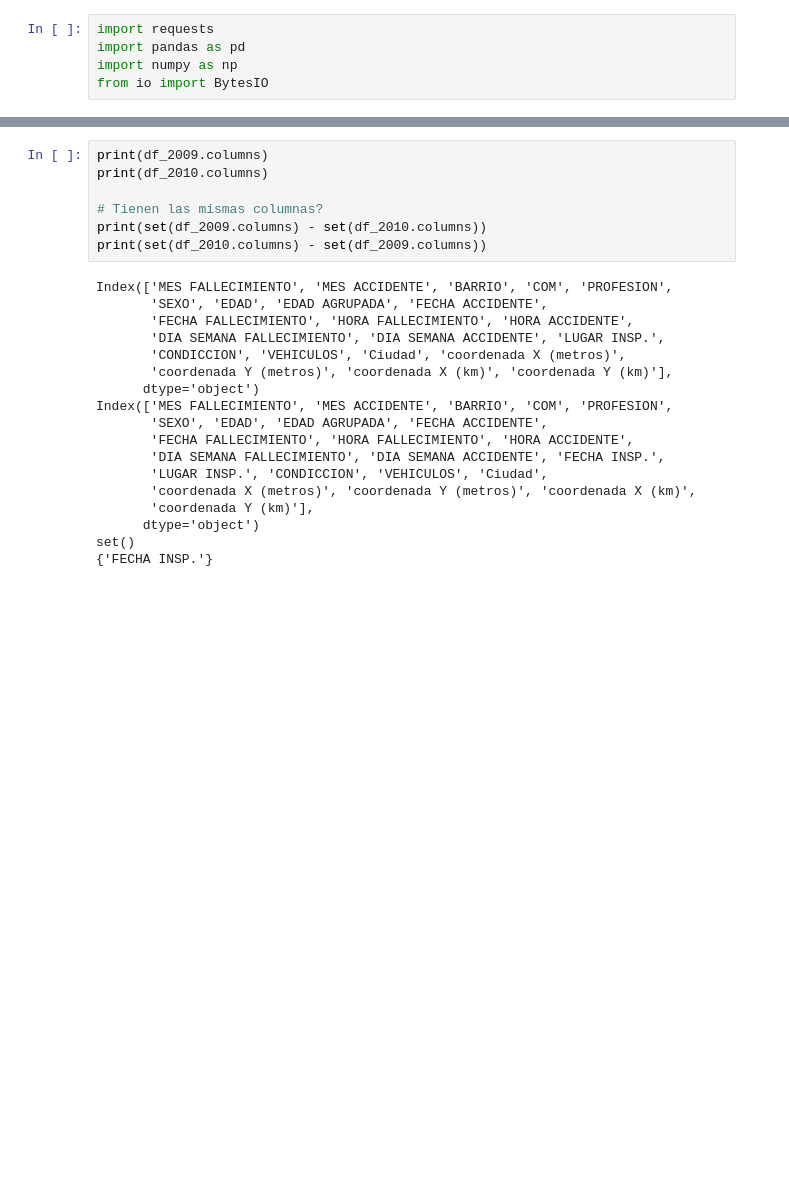
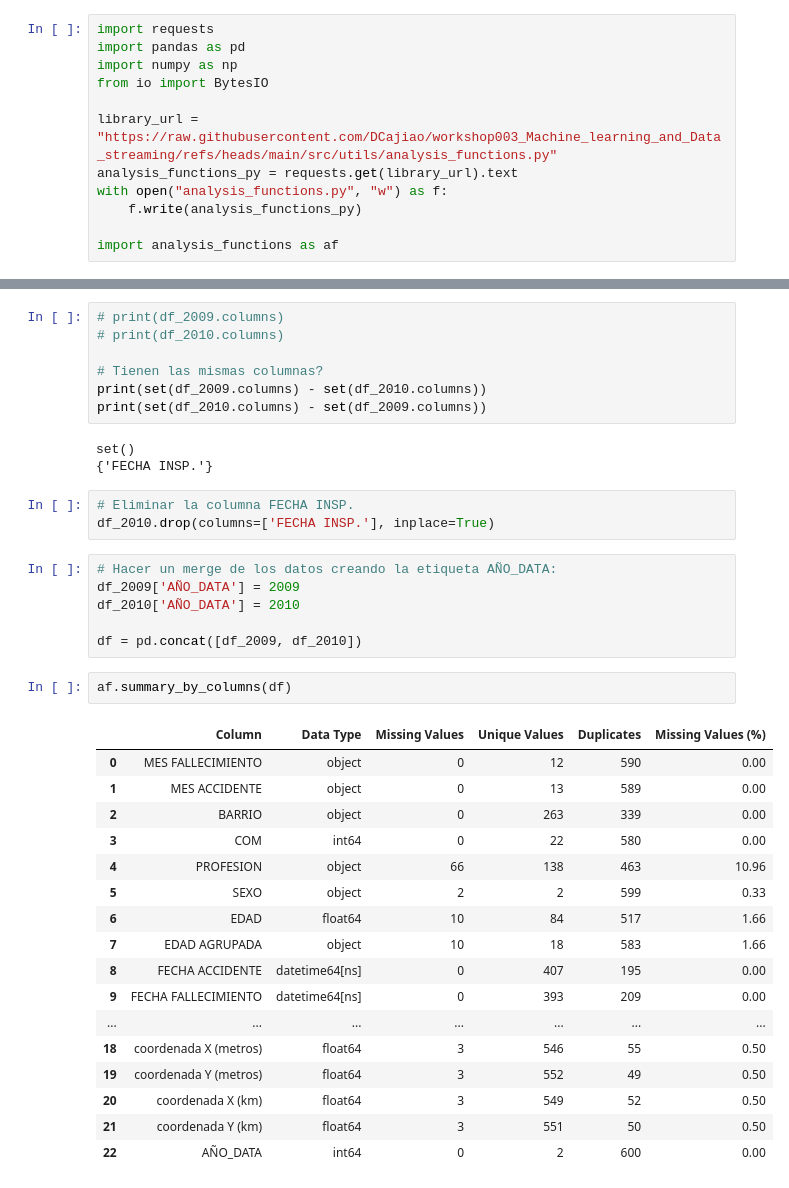
Before and after one commit to DCajiao/Aplicaciones-del-Analisis-Espacial, a Jupyter notebook: casos/Situación_2/00_preprocesamiento.ipynb, the cells around one changed output, grey strips where cells are left out. Cells and saved outputs as stored; diff of their text form; blank space fills up the shorter version.

Commit message:
data merge and clean export

```diff
--- a/casos/Situación_2/00_preprocesamiento.ipynb
+++ b/casos/Situación_2/00_preprocesamiento.ipynb
@@ -3,3 +5,10 @@ import requests
 import pandas as pd
 import numpy as np
 from io import BytesIO
+
+library_url = "https://raw.githubusercontent.com/DCajiao/workshop003_Machine_learning_and_Data_streaming/refs/heads/main/src/utils/analysis_functions.py"
+analysis_functions_py = requests.get(library_url).text
+with open("analysis_functions.py", "w") as f:
+    f.write(analysis_functions_py)
+
+import analysis_functions as af
@@ -17,27 +19,41 @@ DATA_GITHUB_URL = f'https://raw.githubusercontent.com/DCajiao/Aplicaciones-del-A
 df_2009 = pd.read_excel(BytesIO(requests.get(f'{DATA_GITHUB_URL}_2009.xlsx').content), engine='openpyxl')
 df_2010 = pd.read_excel(BytesIO(requests.get(f'{DATA_GITHUB_URL}_2010.xlsx').content), engine='openpyxl')
 # %%
-print(df_2009.columns)
-print(df_2010.columns)
+# print(df_2009.columns)
+# print(df_2010.columns)
 
 # Tienen las mismas columnas?
 print(set(df_2009.columns) - set(df_2010.columns))
 print(set(df_2010.columns) - set(df_2009.columns))
 # %% [output]
-Index(['MES FALLECIMIENTO', 'MES ACCIDENTE', 'BARRIO', 'COM', 'PROFESION',
-       'SEXO', 'EDAD', 'EDAD AGRUPADA', 'FECHA ACCIDENTE',
-       'FECHA FALLECIMIENTO', 'HORA FALLECIMIENTO', 'HORA ACCIDENTE',
-       'DIA SEMANA FALLECIMIENTO', 'DIA SEMANA ACCIDENTE', 'LUGAR INSP.',
-       'CONDICCION', 'VEHICULOS', 'Ciudad', 'coordenada X (metros)',
-       'coordenada Y (metros)', 'coordenada X (km)', 'coordenada Y (km)'],
-      dtype='object')
-Index(['MES FALLECIMIENTO', 'MES ACCIDENTE', 'BARRIO', 'COM', 'PROFESION',
-       'SEXO', 'EDAD', 'EDAD AGRUPADA', 'FECHA ACCIDENTE',
-       'FECHA FALLECIMIENTO', 'HORA FALLECIMIENTO', 'HORA ACCIDENTE',
-       'DIA SEMANA FALLECIMIENTO', 'DIA SEMANA ACCIDENTE', 'FECHA INSP.',
-       'LUGAR INSP.', 'CONDICCION', 'VEHICULOS', 'Ciudad',
-       'coordenada X (metros)', 'coordenada Y (metros)', 'coordenada X (km)',
-       'coordenada Y (km)'],
-      dtype='object')
 set()
 {'FECHA INSP.'}
+# %%
+# Eliminar la columna FECHA INSP.
+df_2010.drop(columns=['FECHA INSP.'], inplace=True)
+# %%
+# Hacer un merge de los datos creando la etiqueta AÑO_DATA:
+df_2009['AÑO_DATA'] = 2009
+df_2010['AÑO_DATA'] = 2010
+
+df = pd.concat([df_2009, df_2010])
+# %%
+af.summary_by_columns(df)
+# %% [output]
+|  | Column | Data Type | Missing Values | Unique Values | Duplicates | Missing Values (%) |
+| 0 | MES FALLECIMIENTO | object | 0 | 12 | 590 | 0.00 |
+| 1 | MES ACCIDENTE | object | 0 | 13 | 589 | 0.00 |
+| 2 | BARRIO | object | 0 | 263 | 339 | 0.00 |
+| 3 | COM | int64 | 0 | 22 | 580 | 0.00 |
+| 4 | PROFESION | object | 66 | 138 | 463 | 10.96 |
+| 5 | SEXO | object | 2 | 2 | 599 | 0.33 |
+| 6 | EDAD | float64 | 10 | 84 | 517 | 1.66 |
+| 7 | EDAD AGRUPADA | object | 10 | 18 | 583 | 1.66 |
+| 8 | FECHA ACCIDENTE | datetime64[ns] | 0 | 407 | 195 | 0.00 |
+| 9 | FECHA FALLECIMIENTO | datetime64[ns] | 0 | 393 | 209 | 0.00 |
+| ... | ... | ... | ... | ... | ... | ... |
+| 18 | coordenada X (metros) | float64 | 3 | 546 | 55 | 0.50 |
+| 19 | coordenada Y (metros) | float64 | 3 | 552 | 49 | 0.50 |
+| 20 | coordenada X (km) | float64 | 3 | 549 | 52 | 0.50 |
+| 21 | coordenada Y (km) | float64 | 3 | 551 | 50 | 0.50 |
+| 22 | AÑO_DATA | int64 | 0 | 2 | 600 | 0.00 |
```
Also changed, not shown: parts of 7 cells of this notebook.
